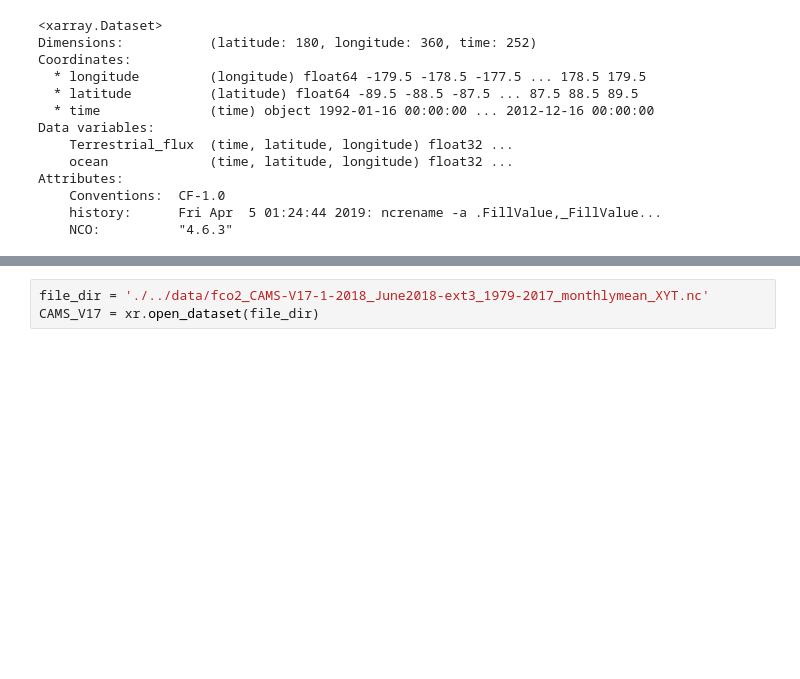
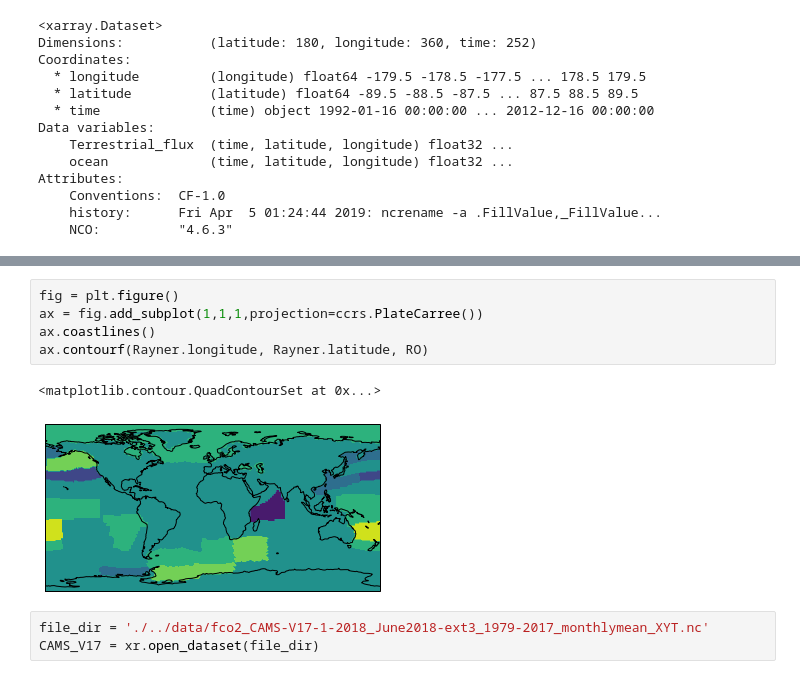
Before and after one commit to rursino/carbon-cycle-feedbacks, a Jupyter notebook: Peylin_flux/Notebooks/Intro.ipynb, the cells around one changed output, grey strips where cells are left out. Drawn from its saved outputs; the diff is of its cells as text; blank space fills up the shorter version.

```diff
--- a/Peylin_flux/Notebooks/Intro.ipynb
+++ b/Peylin_flux/Notebooks/Intro.ipynb
@@ -32,3 +43,11 @@ Attributes:
+# %%
+fig = plt.figure()
+ax = fig.add_subplot(1,1,1,projection=ccrs.PlateCarree())
+ax.coastlines()
+ax.contourf(Rayner.longitude, Rayner.latitude, RO)
+# %% [output]
+<matplotlib.contour.QuadContourSet at 0x...>
+[figure, added]
 # %%
 file_dir = './../data/fco2_CAMS-V17-1-2018_June2018-ext3_1979-2017_monthlymean_XYT.nc'
 CAMS_V17 = xr.open_dataset(file_dir)
```
Also changed, not shown: parts of 27 cells of this notebook, 1 other file.
